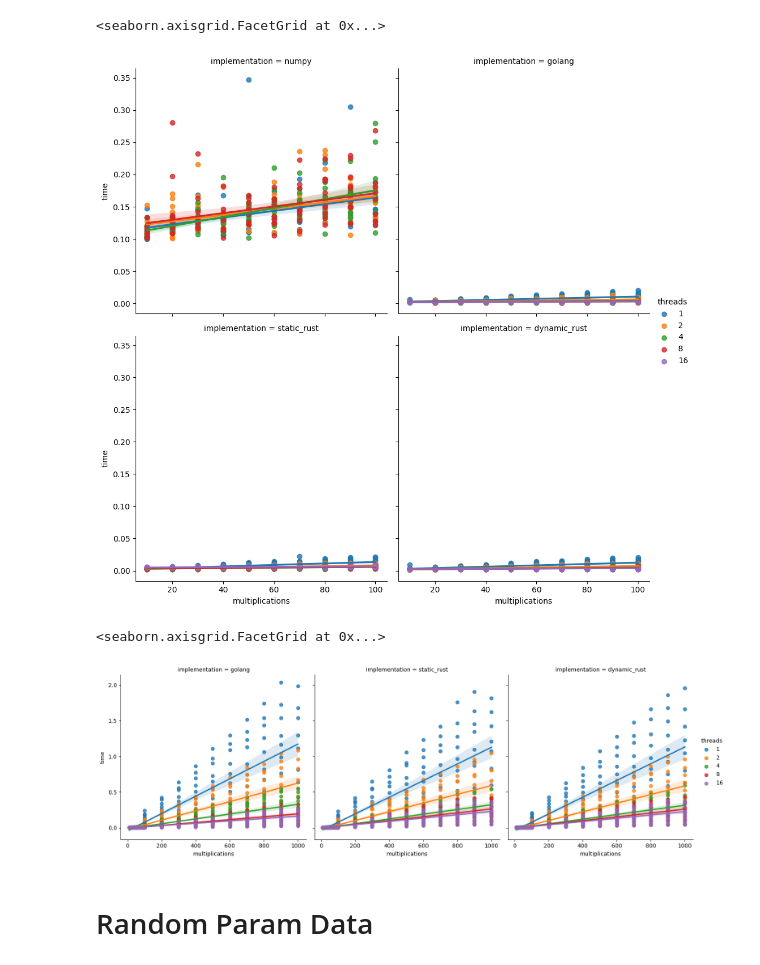
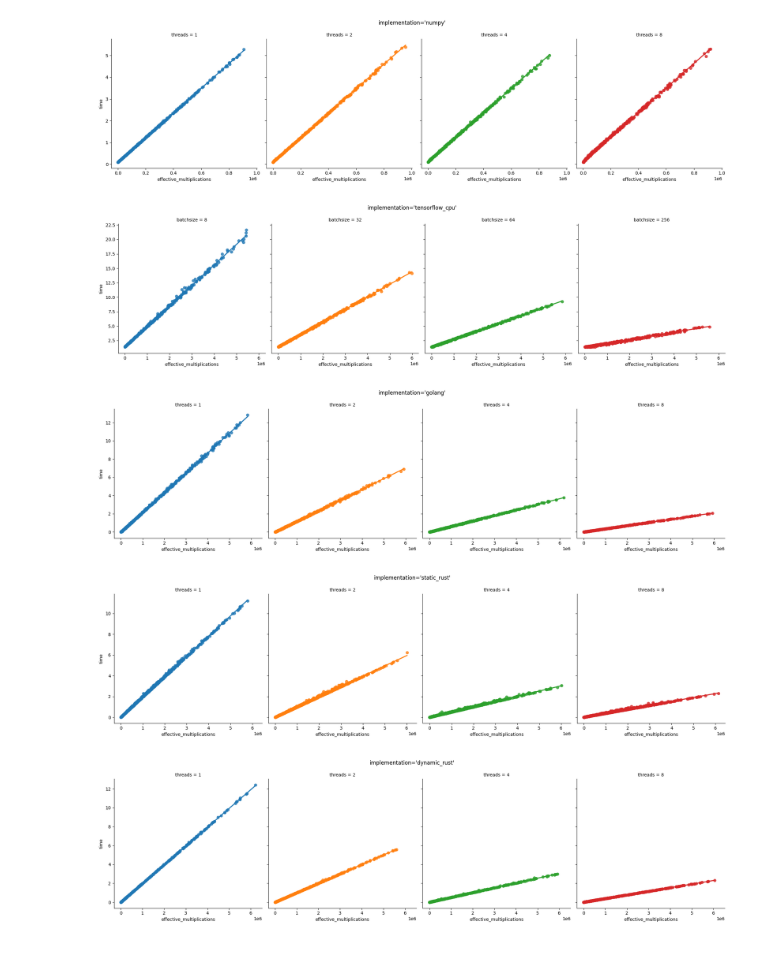
Before and after one commit to hmcalister/Linear-Algebra-Profiling, a Jupyter notebook: Data Cleaning/main.ipynb, the cells around one changed output. Drawn from its saved outputs; the diff is of its cells as text; code cells hidden in the pictures.

```diff
--- a/Data Cleaning/main.ipynb
+++ b/Data Cleaning/main.ipynb
@@ -17,12 +32,19 @@ grid_data_frames = {
 # %%
 all_data = pd.DataFrame()
 
-for data_frame_name, data_frame in grid_data_frames.items():
+for data_frame_name, data_frame in data_frames.items():
     data_frame["implementation"] = data_frame_name
     data_frame["time"] /= 1E9
+    data_frame["threads"] = data_frame.get("threads", 1)
     data_frame["batchsize"] = data_frame.get("batchsize", 1)
     data_frame["effective_multiplications"] = data_frame["trials"] * data_frame["multiplications"]
     all_data = pd.concat([all_data, data_frame],ignore_index=True)
 display(all_data)
+
+match DATA_TARGET:
+    case DataTypes.RANDOM:
+        all_data.to_csv("AggregatedRandom.csv")
+    case DataTypes.GRID:
+        all_data.to_csv("AggregatedGrid.csv")
 # %% [output]
 |  | trials | multiplications | threads | time | implementation | batchsize | effective_multiplications |
@@ -56,21 +84,16 @@ sns.lmplot(data=target_data, x="multiplications", y="time", col="implementation"
 # %%
-target_data = all_data.drop(all_data[all_data["implementation"] == "tensorflow_cpu"].index)
-target_data = target_data.drop(all_data[all_data["implementation"] == "tensorflow_gpu"].index)
-target_data = target_data.loc[(target_data["effective_multiplications"] < 1E4)]
+target_data = all_data
+# target_data = all_data.drop(all_data[all_data["implementation"] == "tensorflow_cpu"].index)
+# target_data = target_data.drop(all_data[all_data["implementation"] == "tensorflow_gpu"].index)
+# target_data = target_data.drop(all_data[all_data["implementation"] == "numpy"].index)
 
-sns.lmplot(data=target_data, x="multiplications", y="time", col="implementation", hue="threads", col_wrap=2)
+for implementation in target_data.implementation.unique():
+    col = "threads" if not implementation.startswith("tensorflow") else "batchsize"
+    curr_plot = sns.lmplot(data=target_data.loc[target_data["implementation"]==implementation], x="effective_multiplications", y="time", col=col, hue=col)
+    curr_plot.fig.suptitle(f"{implementation=}", y=1.05)
 # %% [output]
-<seaborn.axisgrid.FacetGrid at 0x...>
-[figure, old version]
+[figure, new version]
+[figure, added]
+[figure, added]
+[figure, added]
+[figure, added]
-# %%
-target_data = all_data.drop(all_data[all_data["implementation"] == "tensorflow_cpu"].index)
-target_data = target_data.drop(all_data[all_data["implementation"] == "tensorflow_gpu"].index)
-target_data = target_data.drop(all_data[all_data["implementation"] == "numpy"].index)
-target_data = target_data.loc[(target_data["effective_multiplications"] < 1E6)]
-
-sns.lmplot(data=target_data, x="multiplications", y="time", col="implementation", hue="threads")
-# %% [output]
-<seaborn.axisgrid.FacetGrid at 0x...>
-[figure, removed]
-# %% [markdown]
-# Random Param Data
```
Also changed, not shown: parts of 15 cells of this notebook, 1 other file.
